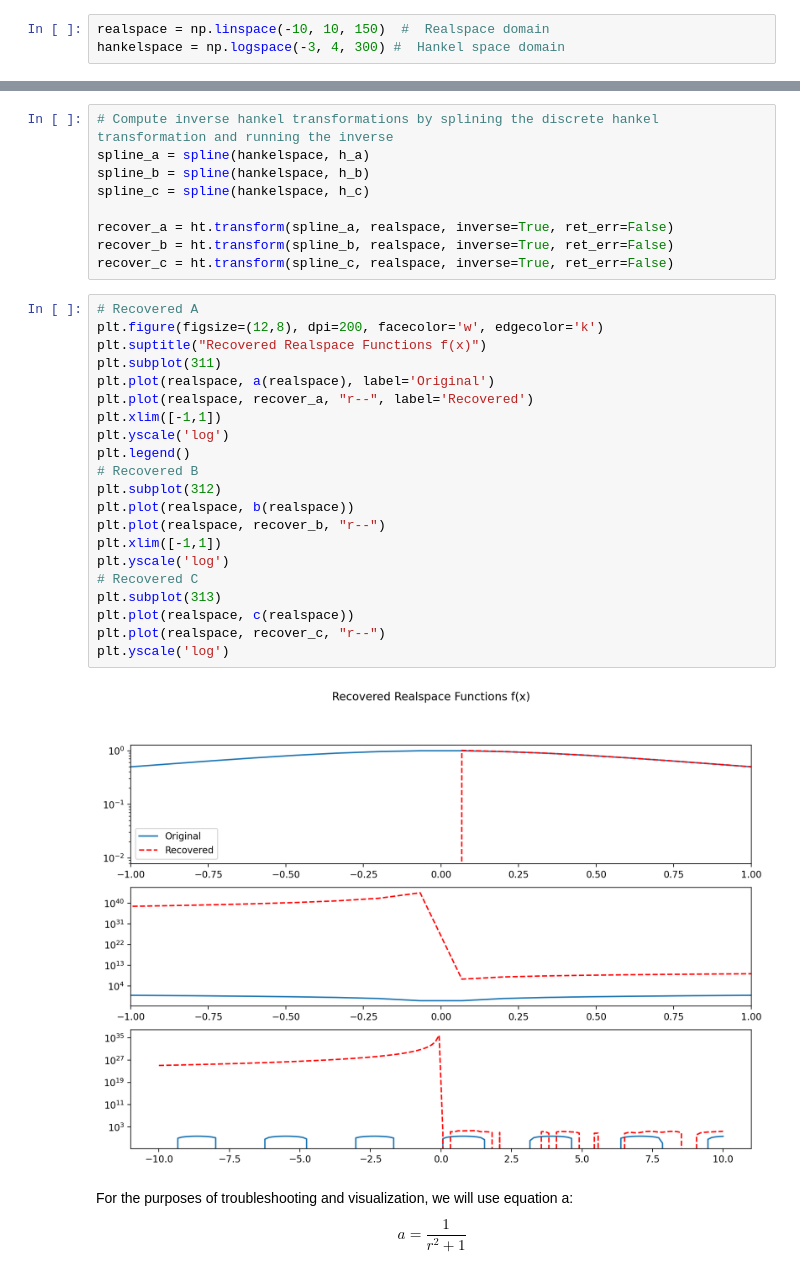
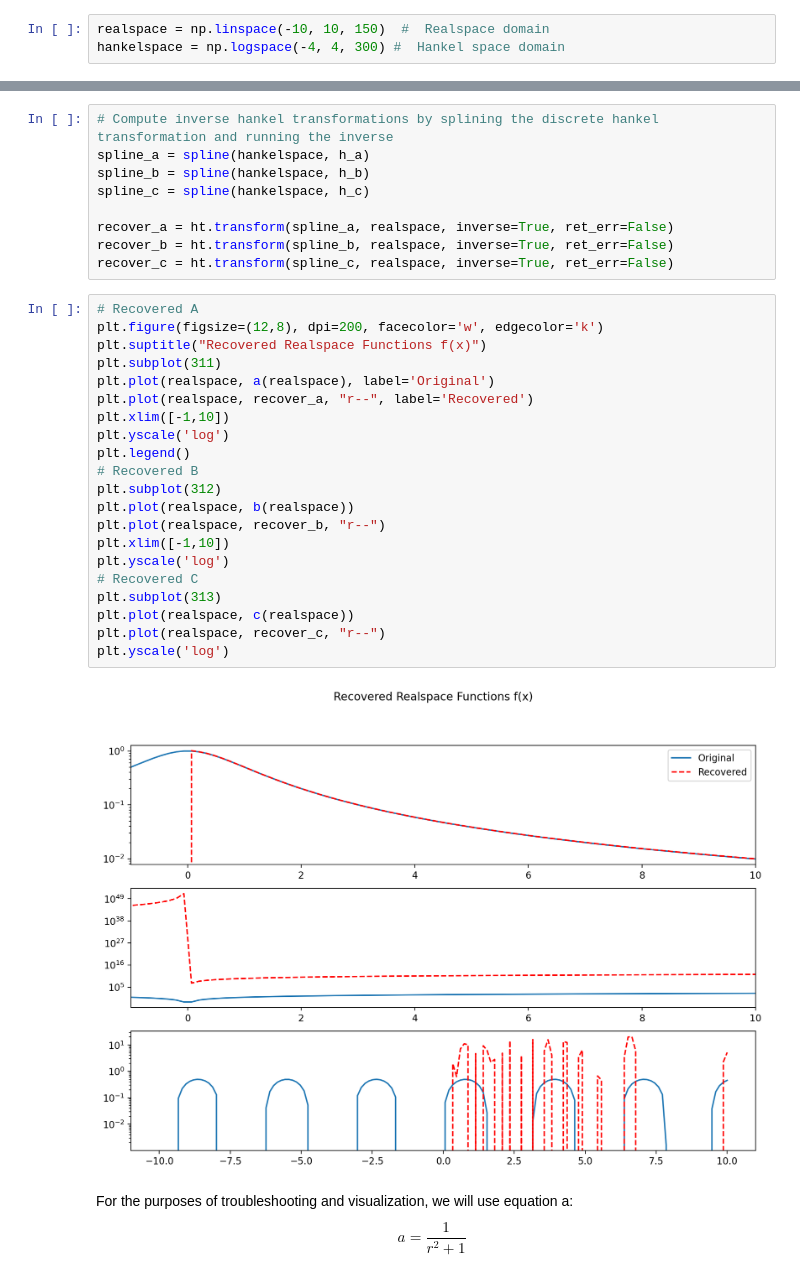
Before and after one commit to nyshieh/Jupyter-Brainstorming, a Jupyter notebook: Hankel Transform and Filters.ipynb, the cells around one changed output, grey strips where cells are left out. Drawn from its saved outputs; the diff is of its cells as text.

```diff
--- a/Hankel Transform and Filters.ipynb
+++ b/Hankel Transform and Filters.ipynb
@@ -23,7 +23,7 @@ Define a "analytical" non-filtered approach hankel transform from <i>hankel</i>
 ht = hankel.HankelTransform(nu=1, N=500, h=0.0005)
 # %%
 realspace = np.linspace(-10, 10, 150)  #  Realspace domain
-hankelspace = np.logspace(-3, 4, 300) #  Hankel space domain
+hankelspace = np.logspace(-4, 4, 300) #  Hankel space domain
 # %%
 h_a = ht.transform(a, hankelspace, ret_err=False)
 h_b = ht.transform(b, hankelspace, ret_err=False)
@@ -66,26 +66,26 @@ recover_c = ht.transform(spline_c, realspace, inverse=True, ret_err=False)
 # %%
 # Recovered A
 plt.figure(figsize=(12,8), dpi=200, facecolor='w', edgecolor='k')
 plt.suptitle("Recovered Realspace Functions f(x)")
 plt.subplot(311)
 plt.plot(realspace, a(realspace), label='Original')
 plt.plot(realspace, recover_a, "r--", label='Recovered')
-plt.xlim([-1,1])
+plt.xlim([-1,10])
 plt.yscale('log')
 plt.legend()
 # Recovered B
 plt.subplot(312)
 plt.plot(realspace, b(realspace))
 plt.plot(realspace, recover_b, "r--")
-plt.xlim([-1,1])
+plt.xlim([-1,10])
 plt.yscale('log')
 # Recovered C
 plt.subplot(313)
 plt.plot(realspace, c(realspace))
 plt.plot(realspace, recover_c, "r--")
 plt.yscale('log')
 # %% [output]
-[figure, old version]
+[figure, new version]
 # %% [markdown]
 For the purposes of troubleshooting and visualization, we will use equation a:
     $$a = \frac{1}{r^2 + 1}$$
```
Also changed, not shown: parts of 6 cells of this notebook, 4 other files.
